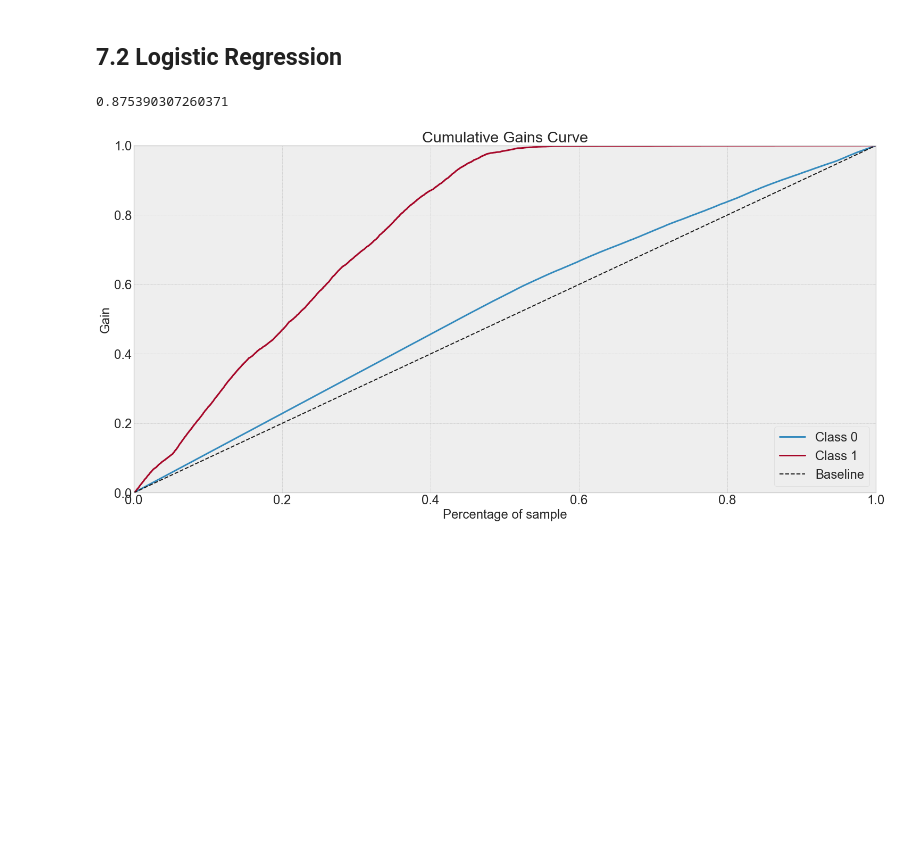
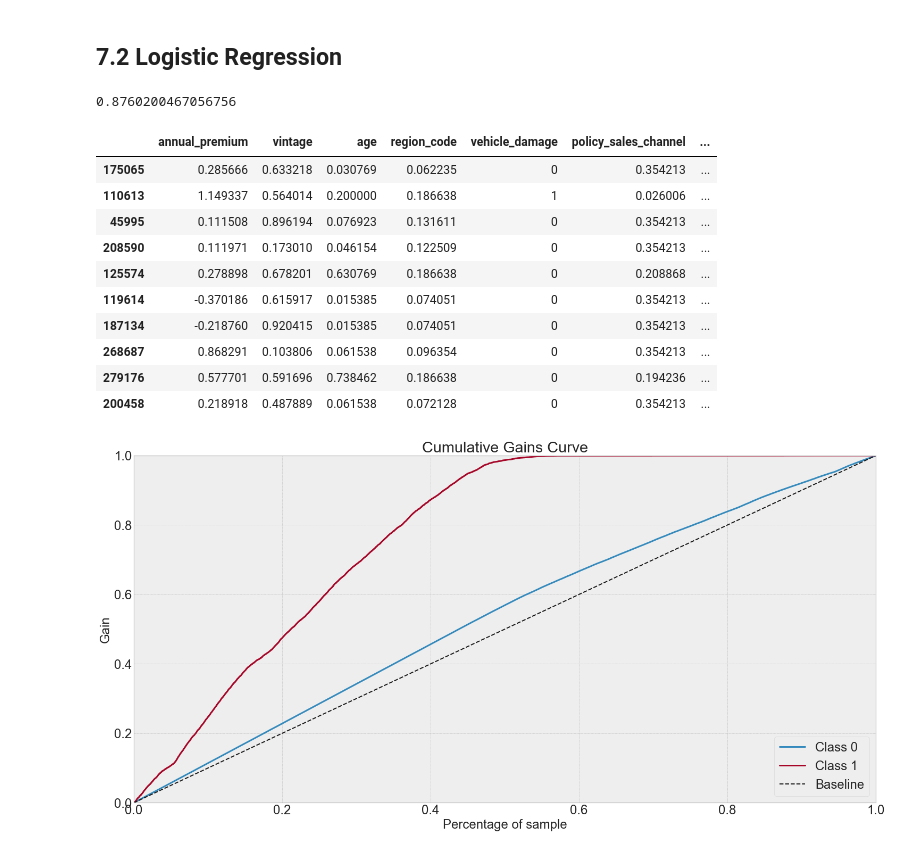
Before and after one commit to Raquelrs3/health_insurance_cross_sell, a Jupyter notebook: c09_Deploy_Modelo_em_Producao_HI.ipynb, the cells around one changed output. Saved outputs shown, nothing was run; the diff lists cells and outputs as text; code cells hidden in the pictures; blank space fills up the shorter version.

```diff
--- a/c09_Deploy_Modelo_em_Producao_HI.ipynb
+++ b/c09_Deploy_Modelo_em_Producao_HI.ipynb
@@ -1333,10 +1306,24 @@ lr_model.fit(x_train, y_train)
 
 #model prediction
 yhat_lr = lr_model.predict_proba(x_val)
-# %%
-lr_model.score( x_val, y_val )
-# %% [output]
-0.875390307260371
+# %%
+lr_model.score( x_val, y_val )
+# %% [output]
+0.8760200467056756
+# %%
+x_train.sample(10)
+# %% [output]
+|  | annual_premium | vintage | age | region_code | vehicle_damage | policy_sales_channel | ... |
+| 175065 | 0.285666 | 0.633218 | 0.030769 | 0.062235 | 0 | 0.354213 | ... |
+| 110613 | 1.149337 | 0.564014 | 0.200000 | 0.186638 | 1 | 0.026006 | ... |
+| 45995 | 0.111508 | 0.896194 | 0.076923 | 0.131611 | 0 | 0.354213 | ... |
+| 208590 | 0.111971 | 0.173010 | 0.046154 | 0.122509 | 0 | 0.354213 | ... |
+| 125574 | 0.278898 | 0.678201 | 0.630769 | 0.186638 | 0 | 0.208868 | ... |
+| 119614 | -0.370186 | 0.615917 | 0.015385 | 0.074051 | 0 | 0.354213 | ... |
+| 187134 | -0.218760 | 0.920415 | 0.015385 | 0.074051 | 0 | 0.354213 | ... |
+| 268687 | 0.868291 | 0.103806 | 0.061538 | 0.096354 | 0 | 0.354213 | ... |
+| 279176 | 0.577701 | 0.591696 | 0.738462 | 0.186638 | 0 | 0.194236 | ... |
+| 200458 | 0.218918 | 0.487889 | 0.061538 | 0.072128 | 0 | 0.354213 | ... |
 # %%
 #accumulative gain
 skplt.metrics.plot_cumulative_gain(y_val, yhat_lr);
```
Also changed, not shown: parts of 74 cells of this notebook, 9 other files.
